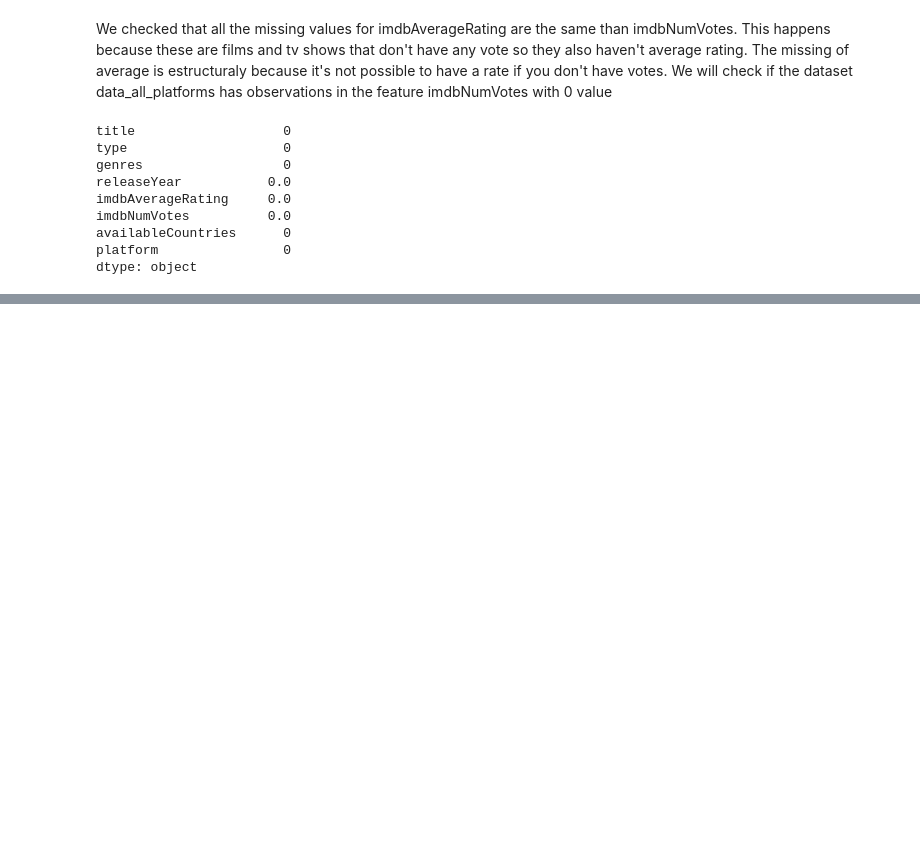
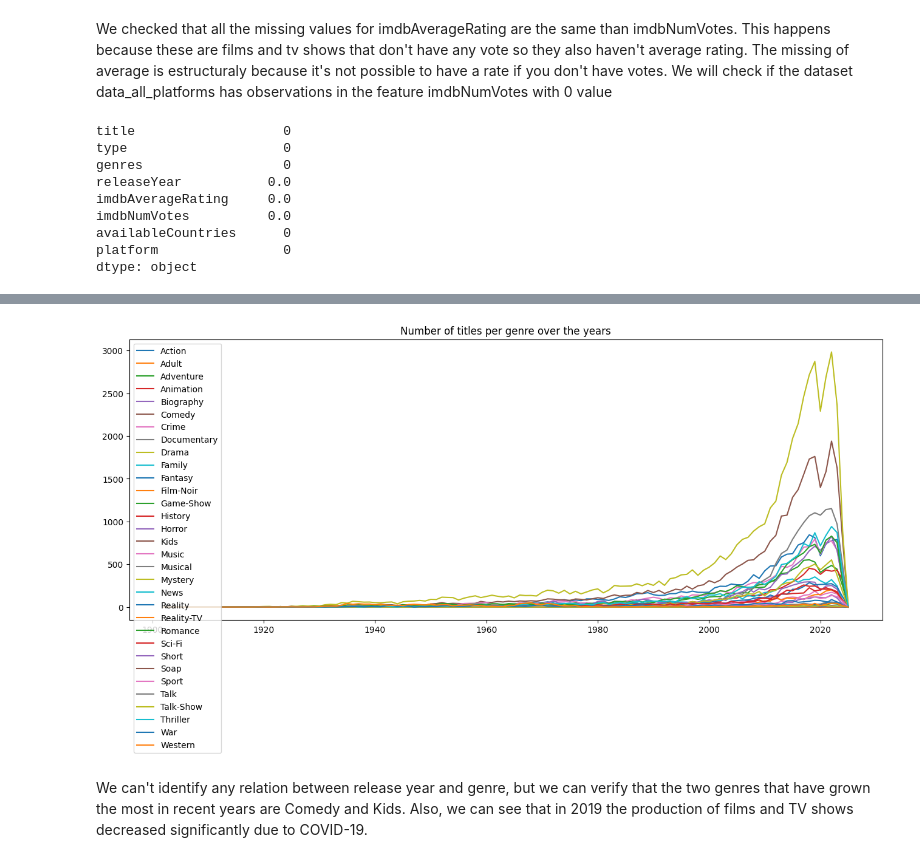
Before and after one commit to AndreuCalvo/-Data-Science-Portfolio-Films-TVShow-Platforms, a Jupyter notebook: analysis.ipynb, the cells around one changed output, grey strips where cells are left out. Drawn from its saved outputs; the diff is of its cells as text; code cells hidden in the pictures; blank space fills up the shorter version.

```diff
--- a/analysis.ipynb
+++ b/analysis.ipynb
@@ -544,0 +680,11 @@ So, we can change the missing values in imdbNumVotes as 0, and create a new type
+# %%
+plt.figure(figsize=(16, 6))
+for genre in valid_genres:
+    plt.plot(data_all_platforms_extended.groupby('releaseYear')[genre].sum(), label=genre)
+plt.legend()
+plt.title('Number of titles per genre over the years')
+plt.show()
+# %% [output]
+[figure, added]
+# %% [markdown]
+We can't identify any relation between release year and genre, but we can verify that the two genres that have grown the most in recent years are Comedy and Kids. Also, we can see that in 2019 the production of films and TV shows decreased significantly due to COVID-19.
```
Also changed, not shown: parts of 54 cells of this notebook, 1 other file.
